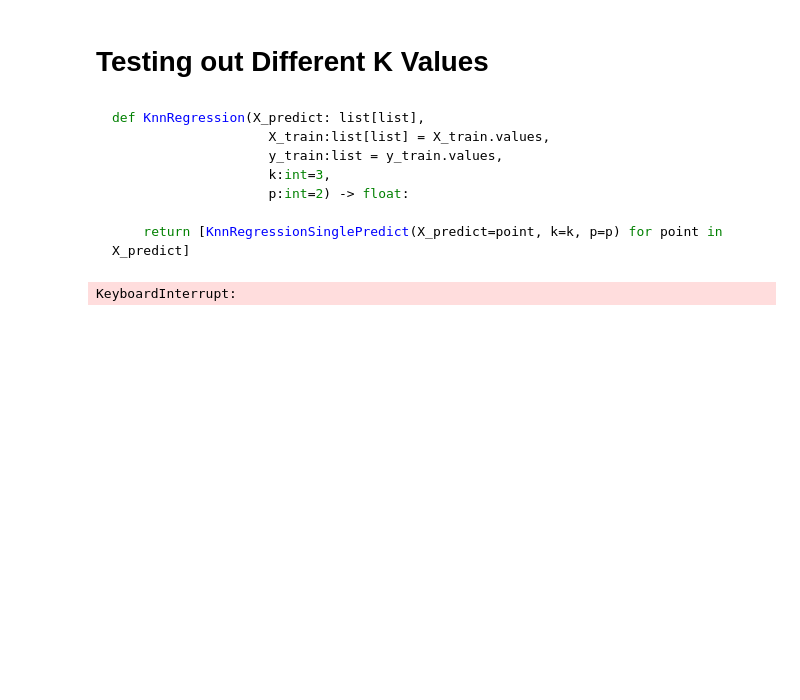
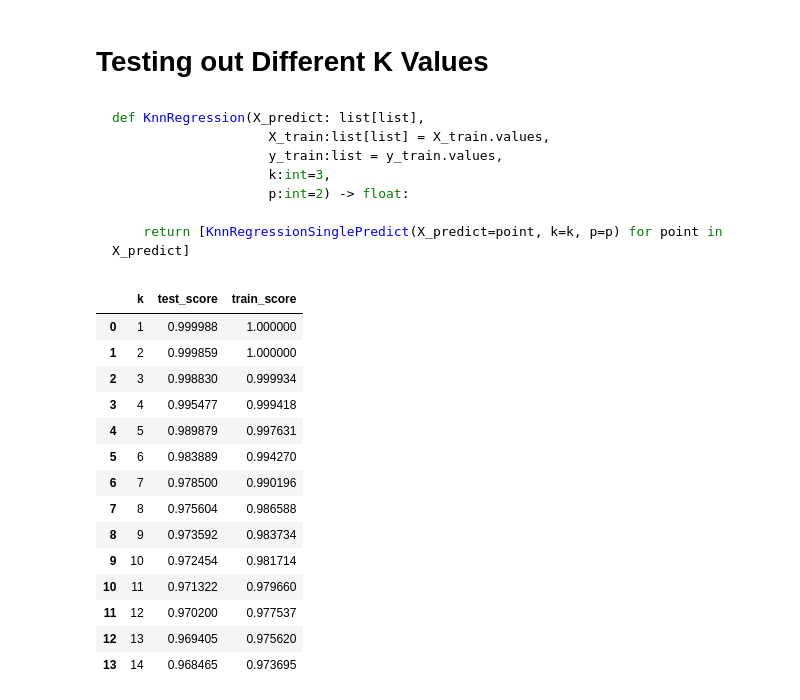
Before and after one commit to CharlesO55/DATA103-KnnRegression, a Jupyter notebook: KNN Regression.ipynb, the cells around one changed output. Saved outputs shown, nothing was run; the diff lists cells and outputs as text; code cells hidden in the pictures; blank space fills up the shorter version.

```diff
--- a/KNN Regression.ipynb
+++ b/KNN Regression.ipynb
@@ -91,0 +140,5 @@ X_train, X_test, y_train, y_test = train_test_split(X, y, test_size=0.2, random_
+# %%
+# Splitting the dataset, with test size having 20%
+index = int(len(df_shuffled) * 0.8)
+df_train = df_shuffled[:index]
+df_test = df_shuffled[index:]
@@ -308,14 +378,28 @@ def KnnRegression(X_predict: list[list],
 # %%
 scores = []
 
 for k in range(1,15):
-    y_test_predict = KnnRegression(X_predict = X_test.values[:limit], k=k)
-    y_train_predict = KnnRegression(X_predict = X_train.values[:limit], k=k)
+    y_test_predict = KnnRegression(X_predict = X_test_manual.values[:limit], k=k)
+    y_train_predict = KnnRegression(X_predict = X_train_manual.values[:limit], k=k)
 
-    test_score = r_squared_check(y_test.values[:len(y_test_predict)], y_test_predict)
-    train_score = r_squared_check(y_train.values[:len(y_train_predict)], y_train_predict)
+    test_score = r_squared_check(y_test_manual.values[:len(y_test_predict)], y_test_predict)
+    train_score = r_squared_check(y_train_manual.values[:len(y_train_predict)], y_train_predict)
     scores.append([k, test_score, train_score])
-scores_df = pd.DataFrame(scores, columns=["k", "train_score", "test_score"])
+scores_df = pd.DataFrame(scores, columns=["k", "test_score", "train_score"])
 scores_df
 # %% [output]
-KeyboardInterrupt:
+|  | k | test_score | train_score |
+| 0 | 1 | 0.999988 | 1.000000 |
+| 1 | 2 | 0.999859 | 1.000000 |
+| 2 | 3 | 0.998830 | 0.999934 |
+| 3 | 4 | 0.995477 | 0.999418 |
+| 4 | 5 | 0.989879 | 0.997631 |
+| 5 | 6 | 0.983889 | 0.994270 |
+| 6 | 7 | 0.978500 | 0.990196 |
+| 7 | 8 | 0.975604 | 0.986588 |
+| 8 | 9 | 0.973592 | 0.983734 |
+| 9 | 10 | 0.972454 | 0.981714 |
+| 10 | 11 | 0.971322 | 0.979660 |
+| 11 | 12 | 0.970200 | 0.977537 |
+| 12 | 13 | 0.969405 | 0.975620 |
+| 13 | 14 | 0.968465 | 0.973695 |
```
Also changed, not shown: parts of 35 cells of this notebook.
